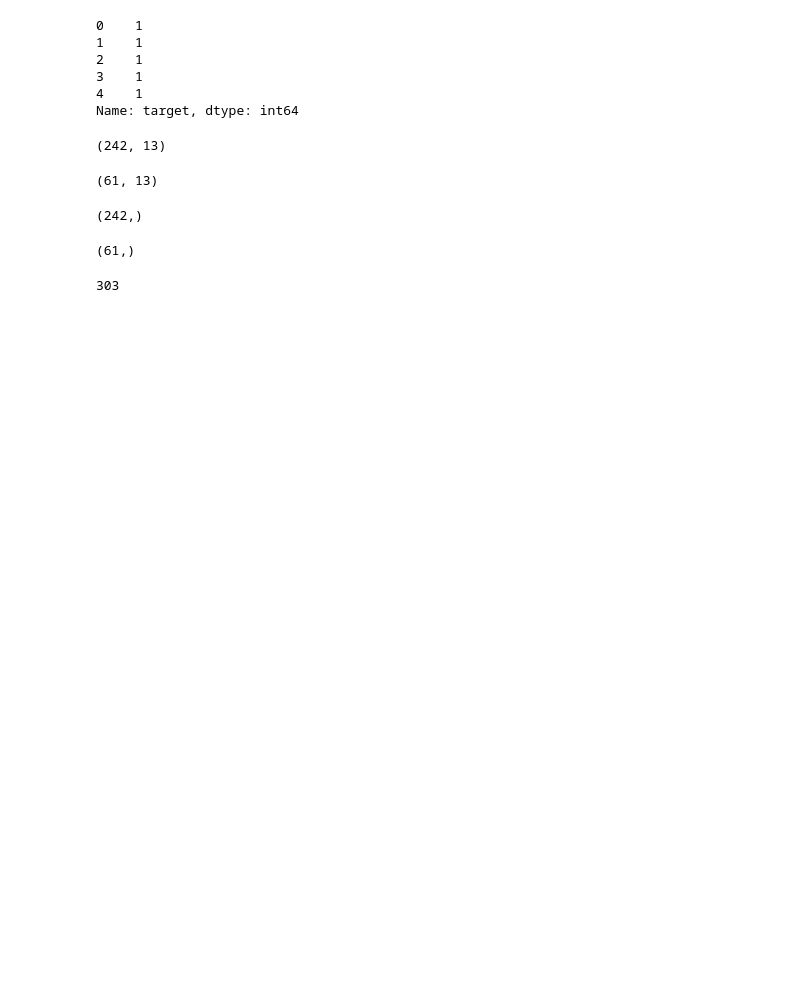
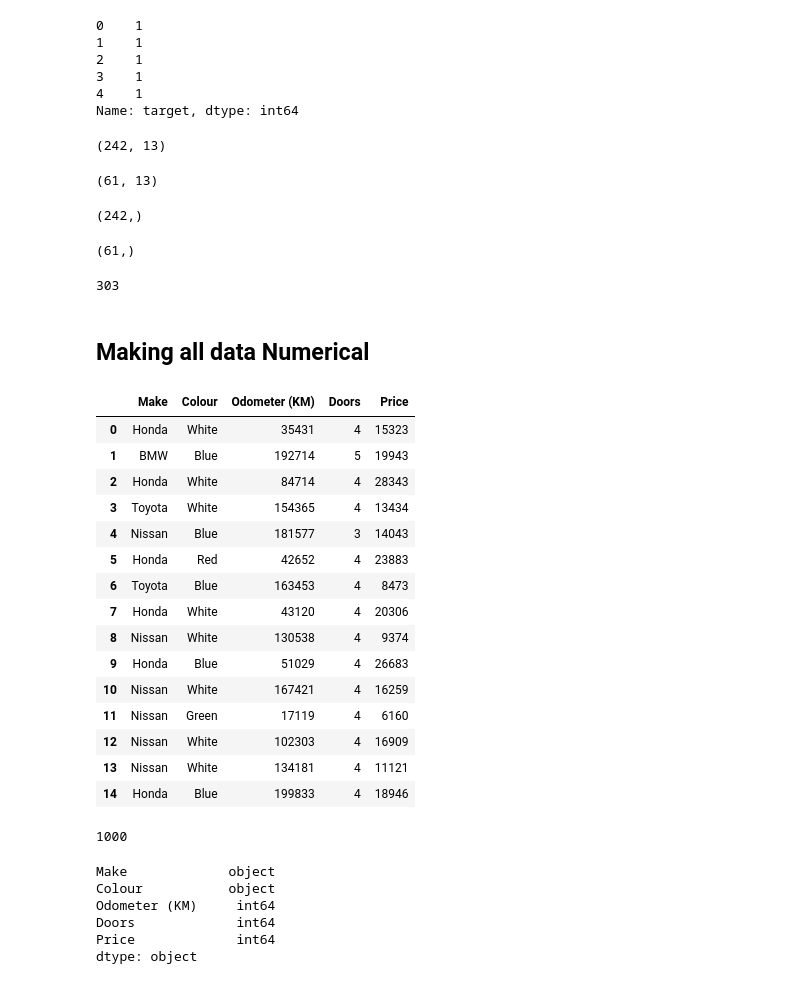
Before and after one commit to GKPSingh/M4D19, a Jupyter notebook: Learning Scikit-Learn.ipynb, the cells around one changed output. Cells and saved outputs as stored; diff of their text form; code cells hidden in the pictures; blank space fills up the shorter version.

```diff
--- a/Learning Scikit-Learn.ipynb
+++ b/Learning Scikit-Learn.ipynb
@@ -231,3 +231,39 @@ y_test.shape
 len(heart_disease)
 # %% [output]
 303
+# %% [markdown]
+## Making all data Numerical
+# %%
+car_sales = pd.read_csv('car-sales-extended.csv')
+# %%
+car_sales.head(15)
+# %% [output]
+|  | Make | Colour | Odometer (KM) | Doors | Price |
+| 0 | Honda | White | 35431 | 4 | 15323 |
+| 1 | BMW | Blue | 192714 | 5 | 19943 |
+| 2 | Honda | White | 84714 | 4 | 28343 |
+| 3 | Toyota | White | 154365 | 4 | 13434 |
+| 4 | Nissan | Blue | 181577 | 3 | 14043 |
+| 5 | Honda | Red | 42652 | 4 | 23883 |
+| 6 | Toyota | Blue | 163453 | 4 | 8473 |
+| 7 | Honda | White | 43120 | 4 | 20306 |
+| 8 | Nissan | White | 130538 | 4 | 9374 |
+| 9 | Honda | Blue | 51029 | 4 | 26683 |
+| 10 | Nissan | White | 167421 | 4 | 16259 |
+| 11 | Nissan | Green | 17119 | 4 | 6160 |
+| 12 | Nissan | White | 102303 | 4 | 16909 |
+| 13 | Nissan | White | 134181 | 4 | 11121 |
+| 14 | Honda | Blue | 199833 | 4 | 18946 |
+# %%
+len(car_sales)
+# %% [output]
+1000
+# %%
+car_sales.dtypes
+# %% [output]
+Make             object
+Colour           object
+Odometer (KM)     int64
+Doors             int64
+Price             int64
+dtype: object
```
Also changed, not shown: parts of 22 cells of this notebook, 1 other file.
